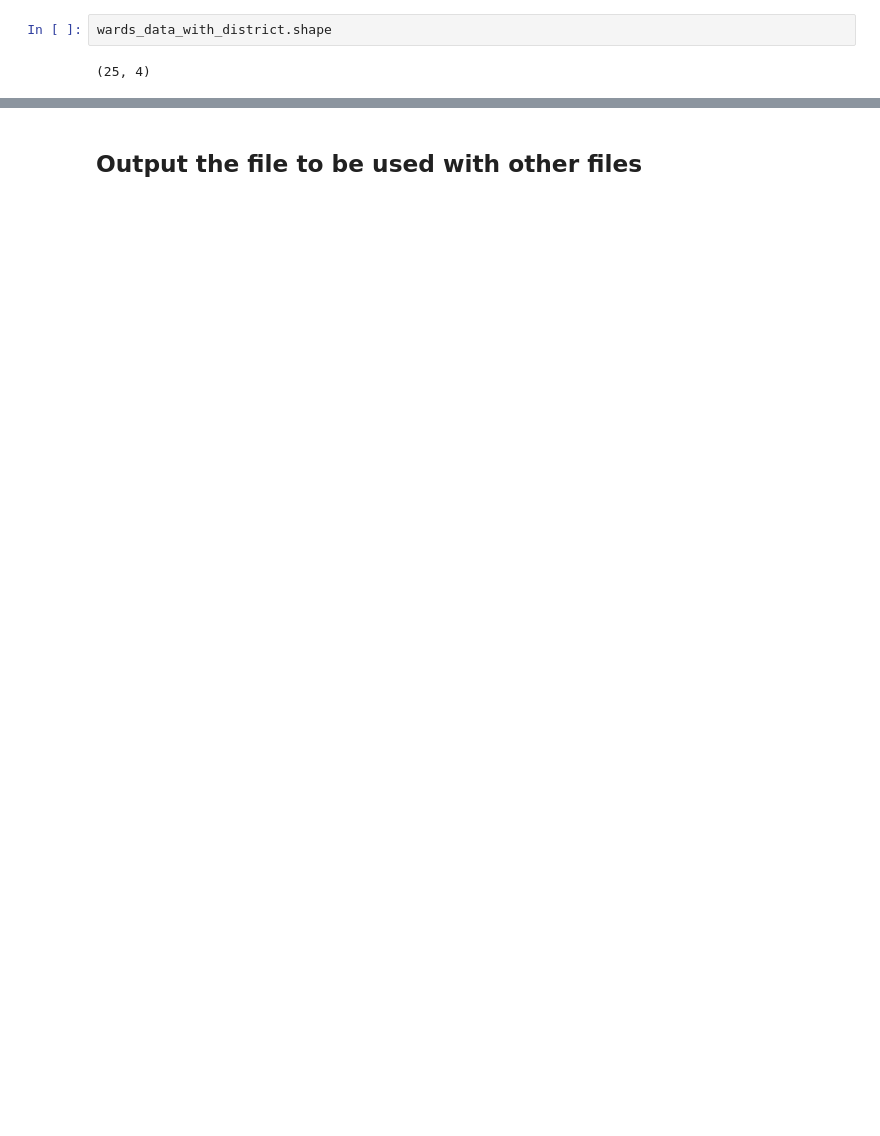
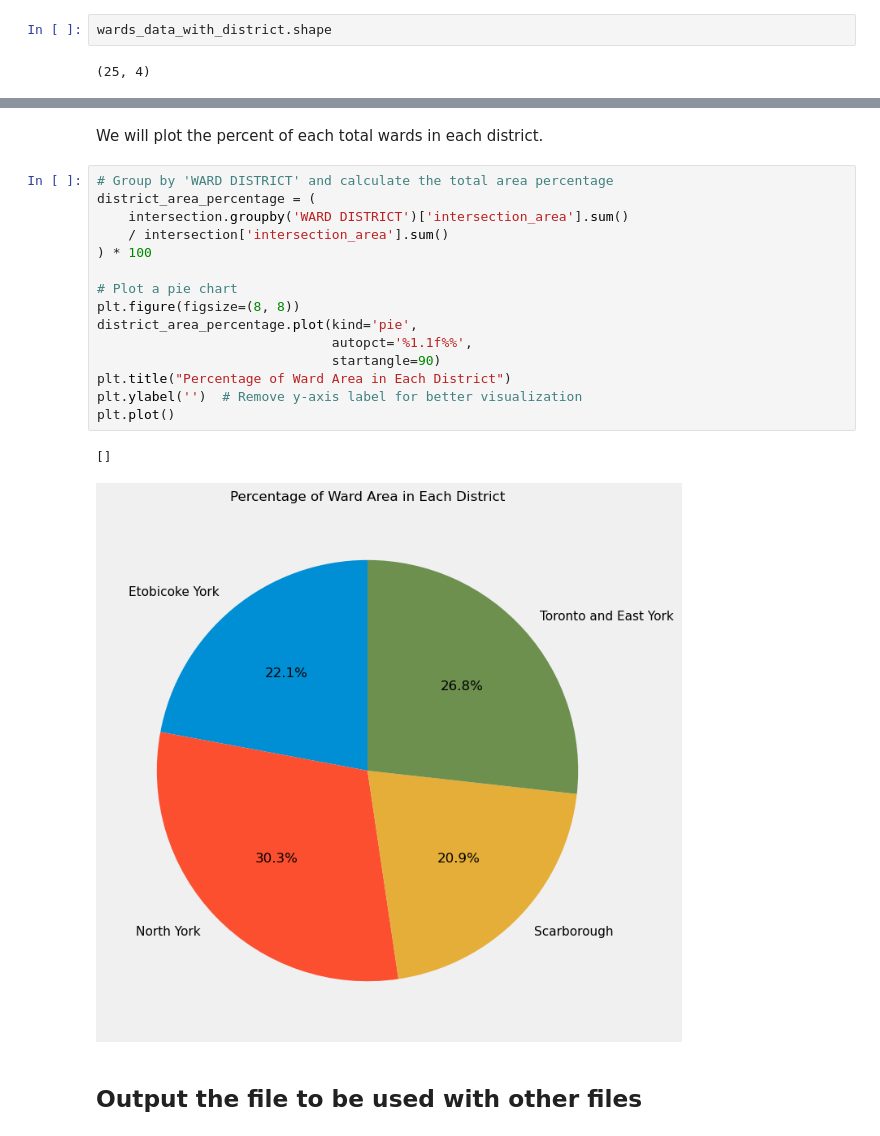
Before and after one commit to sabarahimi1/CME538_Big-Project_Hackstreet-Boys, a Jupyter notebook: Ward Data/Ward Data.ipynb, the cells around one changed output, grey strips where cells are left out. Saved outputs shown, nothing was run; the diff lists cells and outputs as text; blank space fills up the shorter version.

```diff
--- a/Ward Data/Ward Data.ipynb
+++ b/Ward Data/Ward Data.ipynb
@@ -338,2 +374,22 @@ wards_data_with_district.head()
+# %% [markdown]
+We will plot the percent of each total wards in each district.
+# %%
+# Group by 'WARD DISTRICT' and calculate the total area percentage
+district_area_percentage = (
+    intersection.groupby('WARD DISTRICT')['intersection_area'].sum()
+    / intersection['intersection_area'].sum()
+) * 100
+
+# Plot a pie chart
+plt.figure(figsize=(8, 8))
+district_area_percentage.plot(kind='pie',
+                              autopct='%1.1f%%',
+                              startangle=90)
+plt.title("Percentage of Ward Area in Each District")
+plt.ylabel('')  # Remove y-axis label for better visualization
+plt.plot()
+# %% [output]
+[]
+[figure, added]
 # %% [markdown]
 ## Output the file to be used with other files
```
Also changed, not shown: parts of 15 cells of this notebook, 1 other file.
